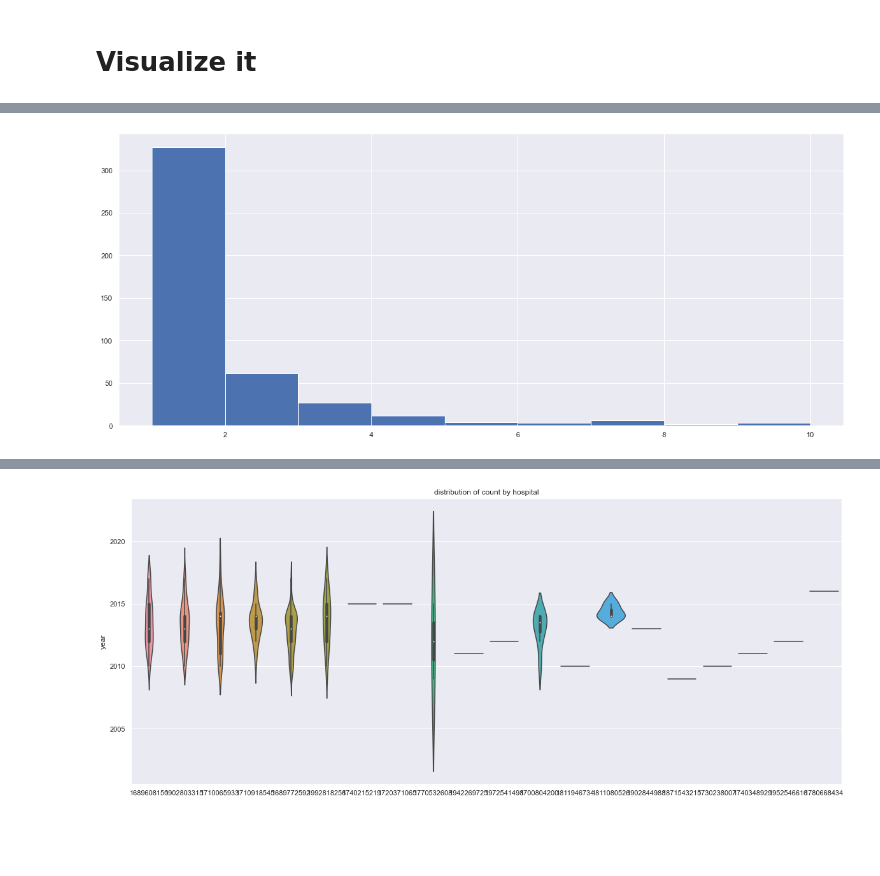
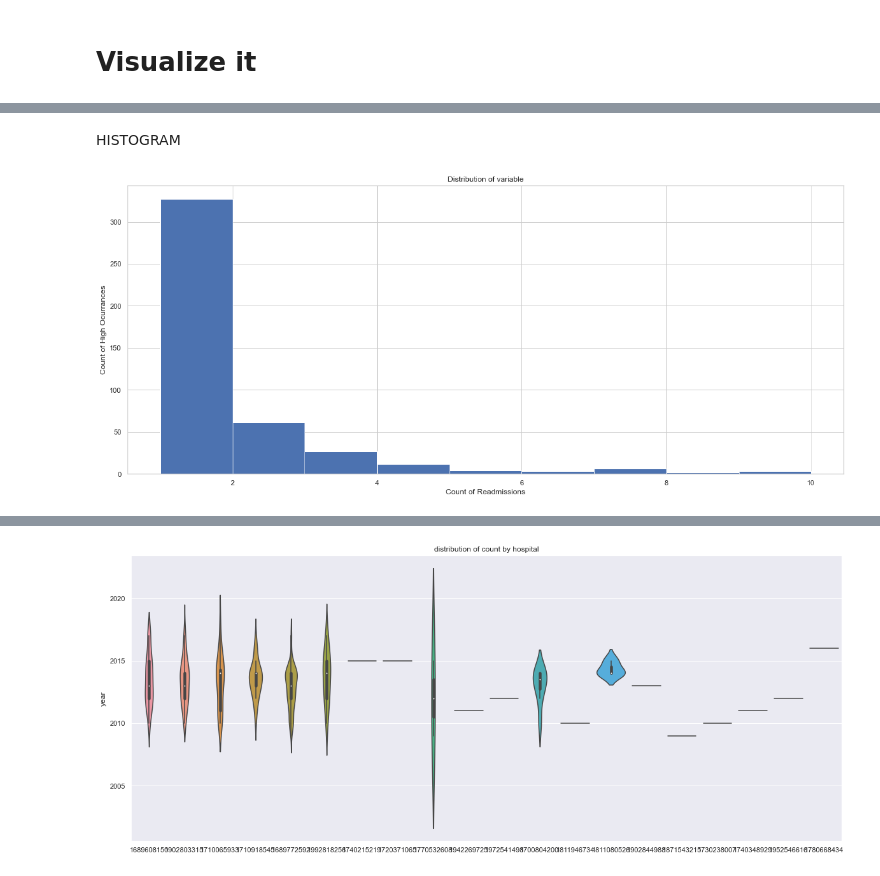
Before and after one commit to tipearso/hospital-readmissions, a Jupyter notebook: notebooks/plots.ipynb, the cells around one changed output, grey strips where cells are left out. Saved outputs shown, nothing was run; the diff lists cells and outputs as text; code cells hidden in the pictures; blank space fills up the shorter version.

Commit message:
more plots

```diff
--- a/notebooks/plots.ipynb
+++ b/notebooks/plots.ipynb
@@ -33,16 +33,18 @@ pcp['Encounter Date'] = pd.to_datetime(pcp['Encounter Date'], format='%Y-%m-%d')
 # MVP 1
 What is our 30-day all cause readmission rate across hospitals our members are admitted to?
 # %%
-#make df(patient, start date, end date)
-one = adm[['Patient ID','Encounter Start Date','Encounter End Date']]
+#clean and transform dfs
 #order by patient then start date
-one = one.sort_values(['Patient ID',"Encounter Start Date", "Encounter End Date"], ascending = (False, True, True))
-#shift previous end date to next row and math
+one = adm.sort_values(['Patient ID',"Encounter Start Date", "Encounter End Date"], ascending = (False, True, True))
+#To calculate the days between admissions:
+#shift previous end date to next row correct format and calculate
 one['Previous End Date'] = (one.groupby('Patient ID')['Encounter End Date'].shift(1))
+one['Previous End Date'] = pd.to_datetime(one['Previous End Date'], format='%Y-%m-%d')
 one['Days Since Last Visit'] = one['Encounter Start Date'] - one['Previous End Date']
 
-ad_count = len(one)
-ad_count
+#ad_count is the total number of admissions
+adm_count = len(one)
+adm_count
 # %% [output]
 6213
 # %% [markdown]
@@ -101,4 +94,34 @@ p_high = p_count[p_count['Encounter ID'] > 0]
+# %% [markdown]
+HISTOGRAM
+# %%
+#filter for number of readmissions per patient
+read_count_patient = one_top.groupby(['Patient ID'], as_index=False).count()
+read_count_patient = read_count_patient.sort_values(['Patient ID'], ascending = (False))
+read_count_patient_high = read_count_patient[read_count_patient['Encounter ID'] >= 0]
+# %%
+#filter for number of readmissions per Hospital
+read_count_hospital = one_top.groupby(['Facility Provider NPI'], as_index=False).count()
+read_count_hospital = read_count_hospital.sort_values(['Patient ID'], ascending = (False))
+read_count_hospital_high = read_count_hospital[read_count_hospital['Encounter ID'] >= 5]
+# %%
+#filter for number of readmissions per Attendant
+read_count_attendant = one_top.groupby(['Attending Provider NPI'], as_index=False).count()
+read_count_attendant = read_count_attendant.sort_values(['Patient ID'], ascending = (False))
+read_count_attendant_high = read_count_attendant[read_count_attendant['Encounter ID'] >= 5]
 # %%
-plt.hist('Encounter ID', bins = 9, data = p_high);
+#filter for number of readmissions per patient
+occurance1 = read_count_patient_high
+bin1 = 9
+#filter for number of readmissions per Hospital
+occurance2 = read_count_hospital_high
+bin2 = 7
+#filter for number of readmissions per Attendant
+occurance3 = read_count_attendant_high
+bin3 = 7
+
+_= plt.hist('Encounter ID', bins = bin1, data = occurance1)
+_= plt.title('Distribution of variable')
+_= plt.ylabel('Count of High Ocurrances')
+_= plt.xlabel('Count of Readmissions')
 # %% [output]
-[figure, old version]
+[figure, new version]
```
Also changed, not shown: parts of 15 cells of this notebook.
